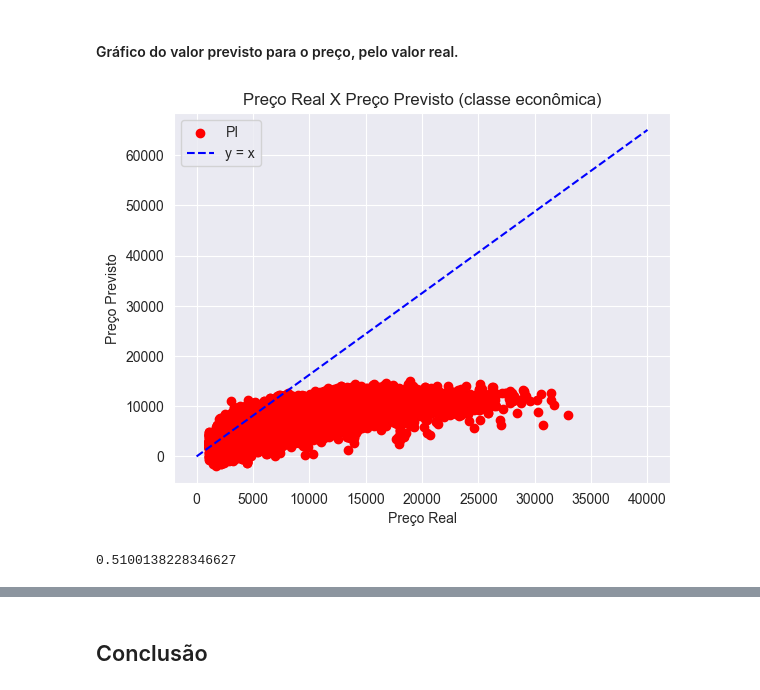
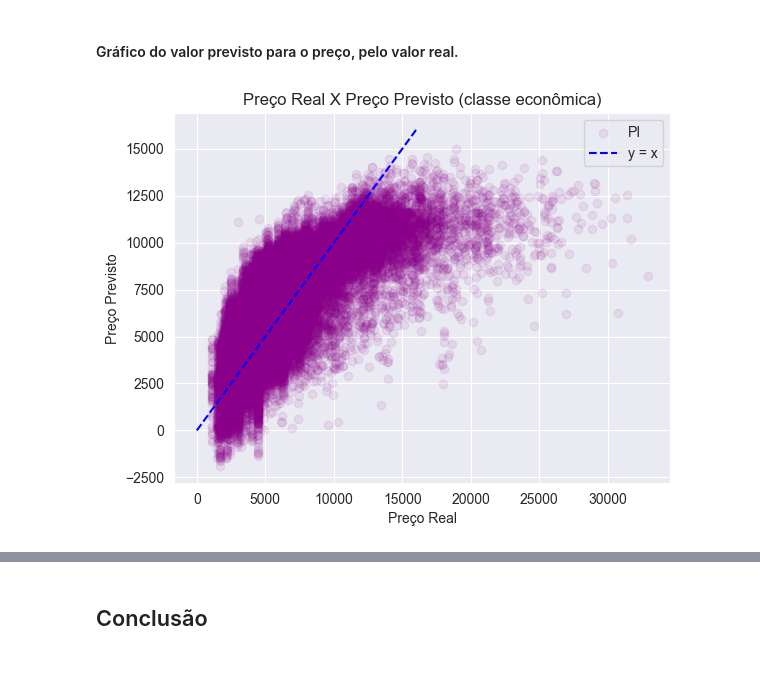
Before and after one commit to PAULA-123/LinearRegression, a Jupyter notebook: Avião_previsão.ipynb, the cells around one changed output, grey strips where cells are left out. Cells and saved outputs as stored; diff of their text form; code cells hidden in the pictures.

```diff
--- a/Avião_previsão.ipynb
+++ b/Avião_previsão.ipynb
@@ -845,0 +927,14 @@ Linear regression dados da classe econômica r2 score com Moore–Penrose invers
+# %%
+#Scale features
+scaler = StandardScaler()
+x_train_eco = scaler.fit_transform(x_train_eco)
+x_test_eco = scaler.transform(x_test_eco)
+# %%
+#Model
+lr = LinearRegression()
+
+#Fit model
+lr.fit(x_train_eco, y_train_eco)
+y_pred_eco = lr.predict(x_test_eco)
+
+test_score_lr = lr.score(x_test_eco, y_test_eco)
@@ -846,14 +973,15 @@ Linear regression dados da classe econômica r2 score com Moore–Penrose invers
 # %% [markdown]
 #### Gráfico do valor previsto para o preço, pelo valor real.
 # %%
-x = np.linspace(0, 40000, 10 )
+x = np.linspace(0, 16000, 10 )
+y = x
 
-plt.scatter(y_test_eco, y_pred_eco, color='red', label='PI', alpha=1)
+plt.scatter(y_test_eco, y_pred_eco, color='darkmagenta', label='PI', alpha=0.08)
 plt.plot(x, y, label='y = x', color='blue', linestyle='--')
 plt.xlabel("Preço Real")
 plt.ylabel("Preço Previsto")
 plt.title("Preço Real X Preço Previsto (classe econômica)")
 plt.legend()
 plt.show()
 # %% [output]
-[figure, old version]
+[figure, new version]
@@ -865,4 +987,0 @@ y_pred_eco = modelo.predict(x_test_eco)
-# %%
-modelo.score(x_test_eco, y_test_eco)
-# %% [output]
-0.5100138228346627
```
Also changed, not shown: parts of 39 cells of this notebook.
